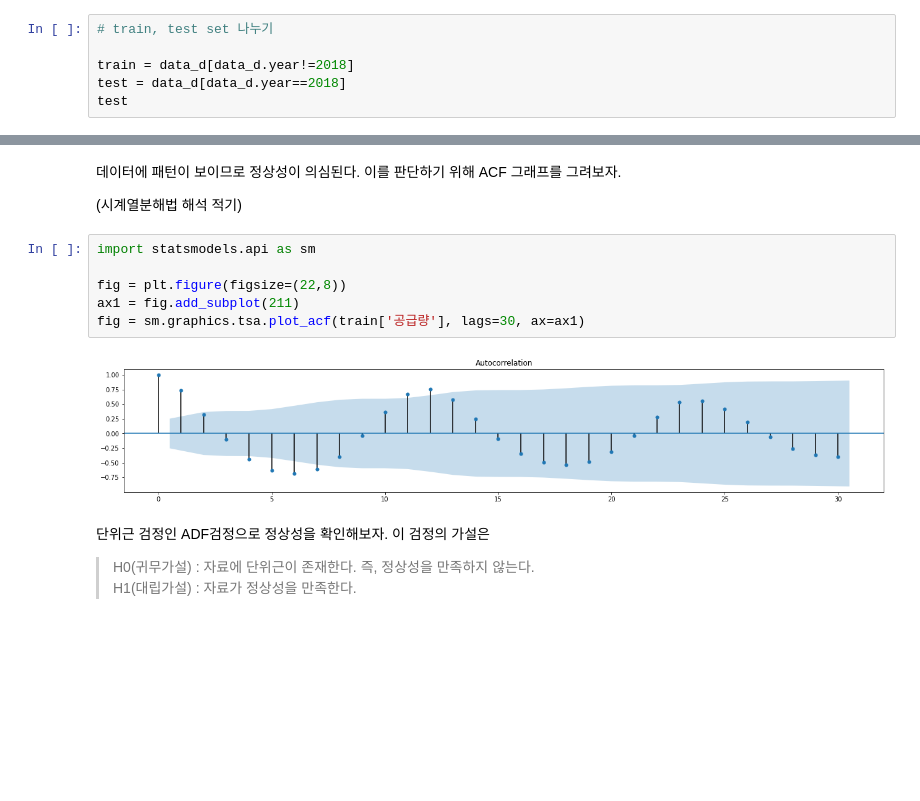
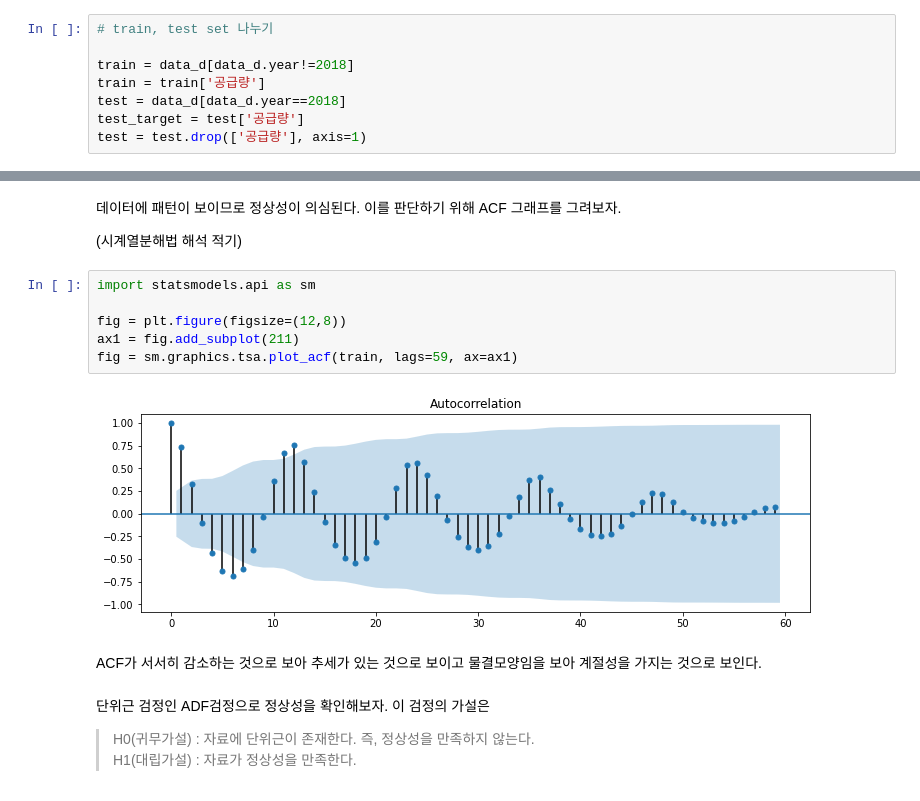
Before and after one commit to gyeonh/Data_analysis, a Jupyter notebook: draft1.ipynb, the cells around one changed output, grey strips where cells are left out. Cells and saved outputs as stored; diff of their text form; blank space fills up the shorter version.

```diff
--- a/draft1.ipynb
+++ b/draft1.ipynb
@@ -70,5 +70,7 @@ data_d  # series타입
 # train, test set 나누기
 
 train = data_d[data_d.year!=2018]
+train = train['공급량']
 test = data_d[data_d.year==2018]
-test
+test_target = test['공급량']
+test = test.drop(['공급량'], axis=1)
@@ -121,11 +121,13 @@ fig.set_size_inches(20,15)
 # %%
 import statsmodels.api as sm
 
-fig = plt.figure(figsize=(22,8))
+fig = plt.figure(figsize=(12,8))
 ax1 = fig.add_subplot(211)
-fig = sm.graphics.tsa.plot_acf(train['공급량'], lags=30, ax=ax1)
+fig = sm.graphics.tsa.plot_acf(train, lags=59, ax=ax1)
 # %% [output]
-[figure, old version]
+[figure, new version]
+# %% [markdown]
+ACF가 서서히 감소하는 것으로 보아 추세가 있는 것으로 보이고 물결모양임을 보아 계절성을 가지는 것으로 보인다.
 # %% [markdown]
 
 단위근 검정인 ADF검정으로 정상성을 확인해보자.
```
Also changed, not shown: parts of 18 cells of this notebook.
